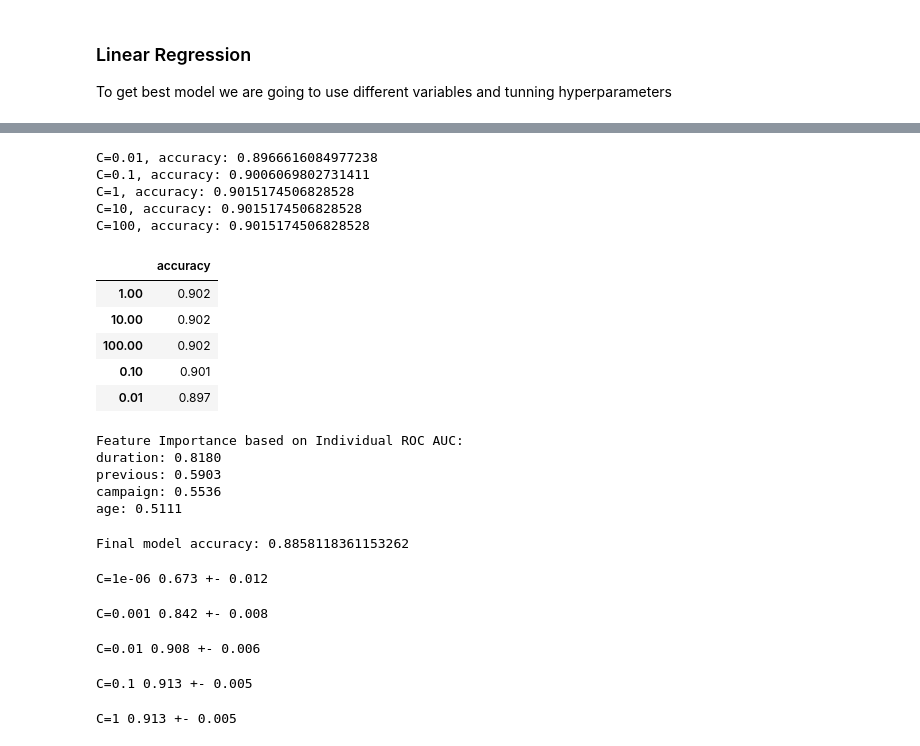
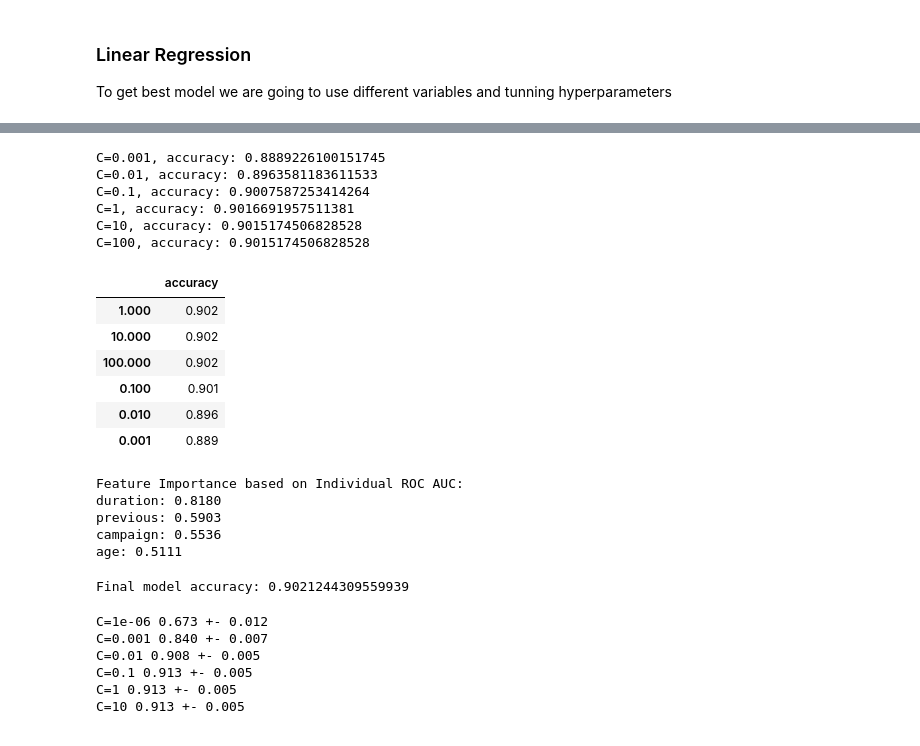
Before and after one commit to ferdlpz/ML-ZoomCamp---Midterm-project, a Jupyter notebook: notebook.ipynb, the cells around one changed output, grey strips where cells are left out. Saved outputs shown, nothing was run; the diff lists cells and outputs as text; code cells hidden in the pictures.

```diff
--- a/notebook.ipynb
+++ b/notebook.ipynb
@@ -22,5 +45,5 @@ warnings.filterwarnings('ignore')
 # %%
-df = pd.read_csv(r'/Users/fdl/Repos/ML-ZoomCamp---Midterm-project/01 Data/new_train.csv')
+df = pd.read_csv(r'C:\Users\fdiazl\Downloads\Banking Dataset Classification\new_train.csv')
 
 df.columns
 # %% [output]
@@ -344,13 +370,13 @@ def model_regression(df_train, y_train, C=1.0):
 
     return dv, model
 
-def evaluate_model(dv, model, df_val, y_val):
+def evaluate_model(dv, model, df_val, y_val, threshold=0.5):
 
     val_dicts = df_val.to_dict(orient='records')
     X_val = dv.transform(val_dicts)
 
     y_pred = model.predict_proba(X_val)[:, 1]
-    churn_decision = (y_pred >= 0.5)
+    churn_decision = (y_pred >= threshold).astype(int)
     accuracy = (churn_decision == y_val).mean()
 
     return accuracy, y_pred
@@ -404,0 +432,8 @@ Dropping poutcome, accuracy: 0.897
+# %%
+features_one = ['age', 'job', 'marital', 'education', 'default', 'loan',
+       'contact', 'month', 'day_of_week', 'duration', 'campaign', 'previous',
+       'poutcome']
+
+dv, model = model_regression(df_train[features_one], y_train, C=1.0)
+orig_accuracy, _ = evaluate_model(dv, model, df_val[features_one], y_val)
+print("Original accuracy:", orig_accuracy, "\n")
@@ -405,26 +442,28 @@ Dropping poutcome, accuracy: 0.897
 # %%
 accuracy_results_C = {}
-for C in [0.01, 0.1, 1, 10, 100]:
-    dv, model = model_regression(df_train, y_train, C=C)
-    accuracy = evaluate_model(dv, model, df_val, y_val)
+for C in [0.001, 0.01, 0.1, 1, 10, 100]:
+    dv, model = model_regression(df_train[features_one], y_train, C=C)
+    accuracy, _ = evaluate_model(dv, model, df_val[features_one], y_val)
     print(f'C={C}, accuracy: {accuracy}')
     accuracy_results_C[C] = round(accuracy, 3)
 
 df_accuracy_C = pd.DataFrame.from_dict(accuracy_results_C, orient='index', columns=['accuracy'])
 df_accuracy_C = df_accuracy_C.sort_values(by='accuracy', ascending=False)
 df_accuracy_C
 # %% [output]
-C=0.01, accuracy: 0.8966616084977238
-C=0.1, accuracy: 0.9006069802731411
-C=1, accuracy: 0.9015174506828528
+C=0.001, accuracy: 0.8889226100151745
+C=0.01, accuracy: 0.8963581183611533
+C=0.1, accuracy: 0.9007587253414264
+C=1, accuracy: 0.9016691957511381
 C=10, accuracy: 0.9015174506828528
 C=100, accuracy: 0.9015174506828528
 |  | accuracy |
-| 1.00 | 0.902 |
-| 10.00 | 0.902 |
-| 100.00 | 0.902 |
-| 0.10 | 0.901 |
-| 0.01 | 0.897 |
+| 1.000 | 0.902 |
+| 10.000 | 0.902 |
+| 100.000 | 0.902 |
+| 0.100 | 0.901 |
+| 0.010 | 0.896 |
+| 0.001 | 0.889 |
 # %%
 feature_importances = {}
 for feature in ['age', 'duration', 'campaign', 'previous']:
@@ -448,19 +487,20 @@ previous: 0.5903
 campaign: 0.5536
 age: 0.5111
 # %%
-feature_selection = ['duration', 'previous', 'campaign', 'age',
-                     'poutcome', 'month', 'contact', 'job', 'default',
-                     'education', 'marital']
+feature_selection = ['duration', 'previous', 'campaign', 'age'
+                    ,'poutcome', 'month', 'contact', 'job', 'default'
+                    ,'loan'
+                     ]
 
-dv, model = model_regression(df_train[feature_selection], y_train, C=0.01)
+dv, model = model_regression(df_train[feature_selection], y_train, C=1)
 accuracy, y_pred = evaluate_model(dv, model, df_val[feature_selection], y_val)
 print("Final model accuracy:", accuracy)
 # %% [output]
-Final model accuracy: 0.8858118361153262
+Final model accuracy: 0.9021244309559939
 # %%
 n_splits = 5
 
-for C in tqdm([0.000001, 0.001, 0.01, 0.1, 1]):
+for C in tqdm([0.000001, 0.001, 0.01, 0.1, 1, 10]):
 
     kfold = KFold(n_splits=n_splits, shuffle=True, random_state=1)
 
@@ -470,19 +510,20 @@ for C in tqdm([0.000001, 0.001, 0.01, 0.1, 1]):
         df_train_aux = df_full_train.iloc[train_idx]
         df_val_aux = df_full_train.iloc[val_idx]
 
-        y_train = df_train_aux.y.values
-        y_val = df_val_aux.y.values
+        y_train_aux = df_train_aux.y.values
+        y_val_aux = df_val_aux.y.values
 
-        dv, model = model_regression(df_train_aux[feature_selection], y_train, C=C)
-        accuracy, y_pred = evaluate_model(dv, model, df_val_aux[feature_selection], y_val)
+        dv, model = model_regression(df_train_aux[feature_selection], y_train_aux, C=C)
+        accuracy, y_pred = evaluate_model(dv, model, df_val_aux[feature_selection], y_val_aux)
 
-        auc = roc_auc_score(y_val, y_pred)
+        auc = roc_auc_score(y_val_aux, y_pred)
         scores.append(auc)
 
     print('C=%s %.3f +- %.3f' % (C, np.mean(scores), np.std(scores)))
 # %% [output]
 C=1e-06 0.673 +- 0.012
+C=0.001 0.840 +- 0.007
+C=0.01 0.908 +- 0.005
+C=0.1 0.913 +- 0.005
+C=1 0.913 +- 0.005
+C=10 0.913 +- 0.005
-C=0.001 0.842 +- 0.008
-C=0.01 0.908 +- 0.006
-C=0.1 0.913 +- 0.005
-C=1 0.913 +- 0.005
```
Also changed, not shown: parts of 57 cells of this notebook, 1 other file.
